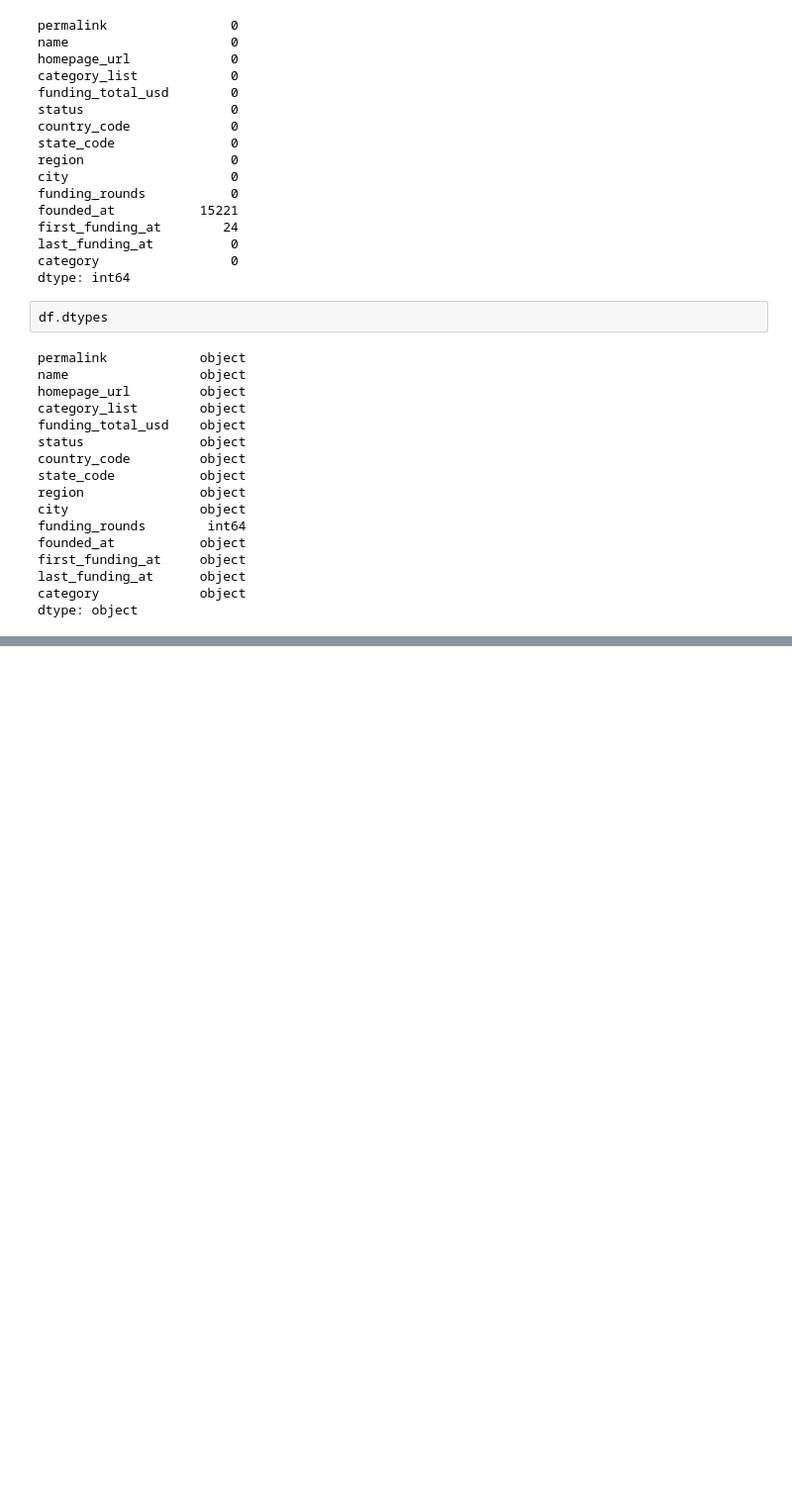
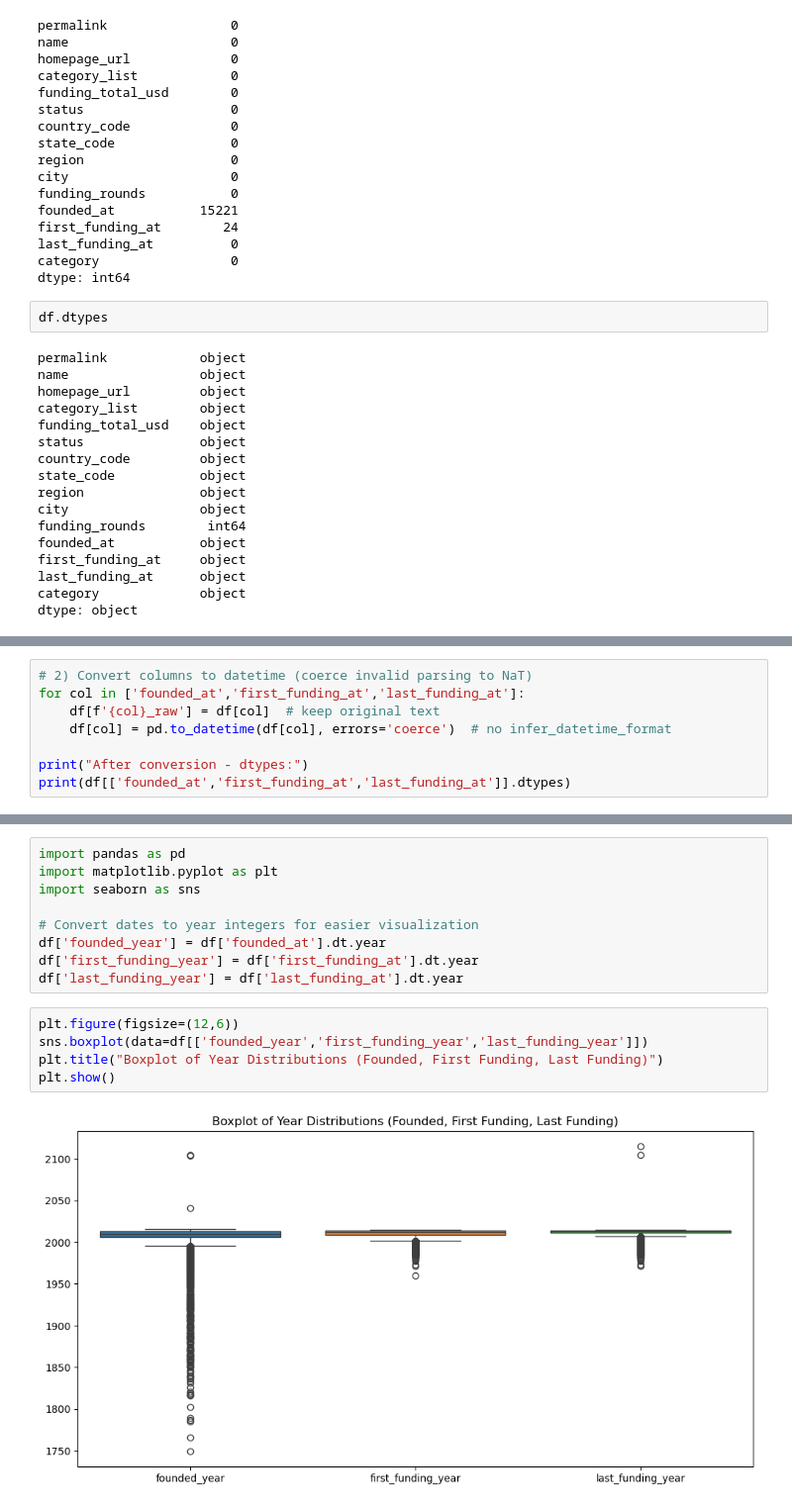
Before and after one commit to fatima-tuz-zahra-123/StartUp-Success-Factors, a Jupyter notebook: data_preprocessing.ipynb, the cells around one changed output, grey strips where cells are left out. Shown at 99% size. Cells and saved outputs as stored; diff of their text form; blank space fills up the shorter version.

Commit message:
Cleaned Founded and funding columns

```diff
--- a/data_preprocessing.ipynb
+++ b/data_preprocessing.ipynb
@@ -509,0 +520,8 @@ dtype: object
+# %%
+# 2) Convert columns to datetime (coerce invalid parsing to NaT)
+for col in ['founded_at','first_funding_at','last_funding_at']:
+    df[f'{col}_raw'] = df[col]  # keep original text
+    df[col] = pd.to_datetime(df[col], errors='coerce')  # no infer_datetime_format
+
+print("After conversion - dtypes:")
+print(df[['founded_at','first_funding_at','last_funding_at']].dtypes)
@@ -509,0 +566,16 @@ dtype: object
+# %%
+import pandas as pd
+import matplotlib.pyplot as plt
+import seaborn as sns
+
+# Convert dates to year integers for easier visualization
+df['founded_year'] = df['founded_at'].dt.year
+df['first_funding_year'] = df['first_funding_at'].dt.year
+df['last_funding_year'] = df['last_funding_at'].dt.year
+# %%
+plt.figure(figsize=(12,6))
+sns.boxplot(data=df[['founded_year','first_funding_year','last_funding_year']])
+plt.title("Boxplot of Year Distributions (Founded, First Funding, Last Funding)")
+plt.show()
+# %% [output]
+[figure, added]
```
Also changed, not shown: parts of 17 cells of this notebook.
